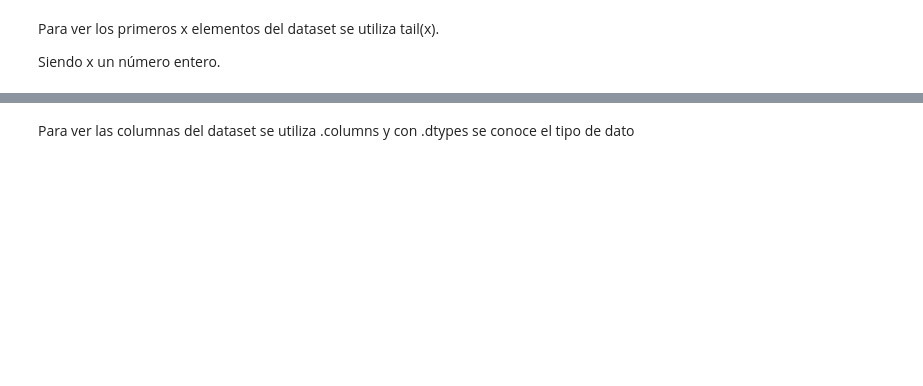
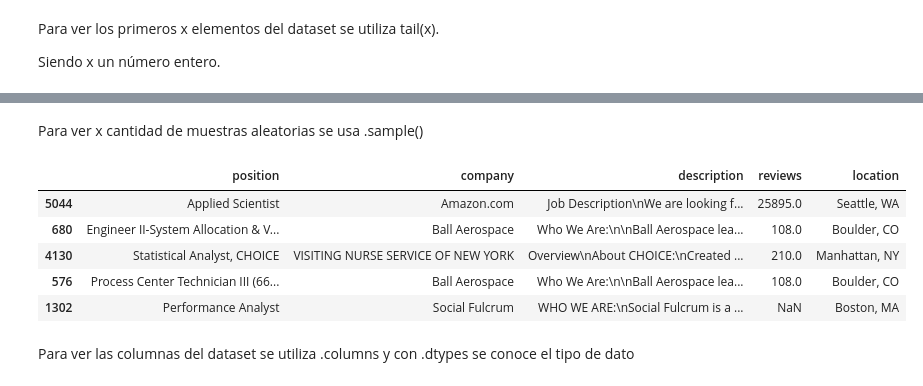
Before and after one commit to luismoreracla/DataScienceTEC, a Jupyter notebook: Clase2/Tarea2.ipynb, the cells around one changed output, grey strips where cells are left out. Drawn from its saved outputs; the diff is of its cells as text; code cells hidden in the pictures; blank space fills up the shorter version.

```diff
--- a/Clase2/Tarea2.ipynb
+++ b/Clase2/Tarea2.ipynb
@@ -76,3 +80,14 @@ db.tail(5)
+# %% [markdown]
+Para ver x cantidad de muestras aleatorias se usa .sample()
+# %%
+db.sample(5)
+# %% [output]
+|  | position | company | description | reviews | location |
+| 5044 | Applied Scientist | Amazon.com | Job Description\nWe are looking f... | 25895.0 | Seattle, WA |
+| 680 | Engineer II-System Allocation & V... | Ball Aerospace | Who We Are:\n\nBall Aerospace lea... | 108.0 | Boulder, CO |
+| 4130 | Statistical Analyst, CHOICE | VISITING NURSE SERVICE OF NEW YORK | Overview\nAbout CHOICE:\nCreated ... | 210.0 | Manhattan, NY |
+| 576 | Process Center Technician III (66... | Ball Aerospace | Who We Are:\n\nBall Aerospace lea... | 108.0 | Boulder, CO |
+| 1302 | Performance Analyst | Social Fulcrum | WHO WE ARE:\nSocial Fulcrum is a ... | NaN | Boston, MA |
 # %% [markdown]
 Para ver las columnas del dataset se utiliza .columns y con .dtypes se conoce el tipo de dato
 # %%
```
Also changed, not shown: parts of 37 cells of this notebook, 1 other file.
